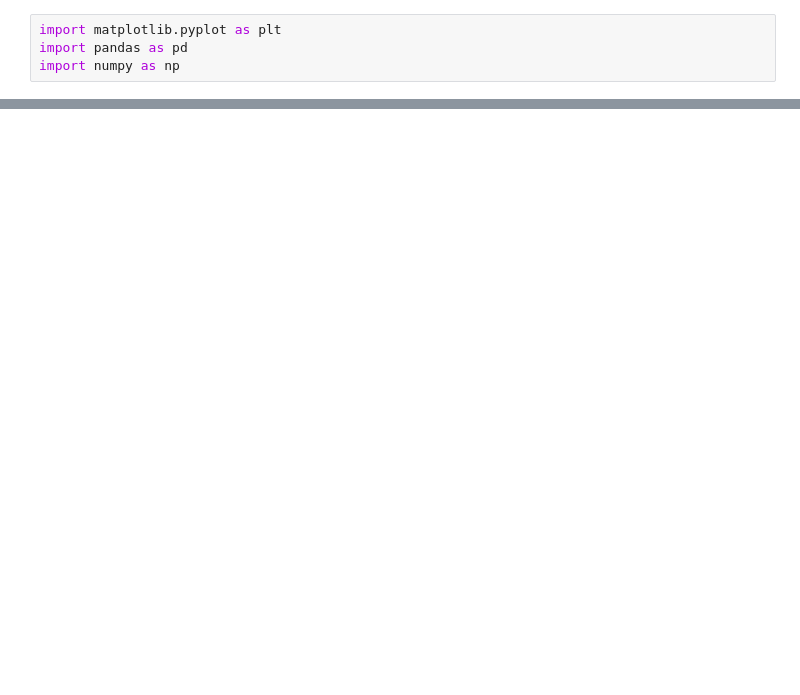
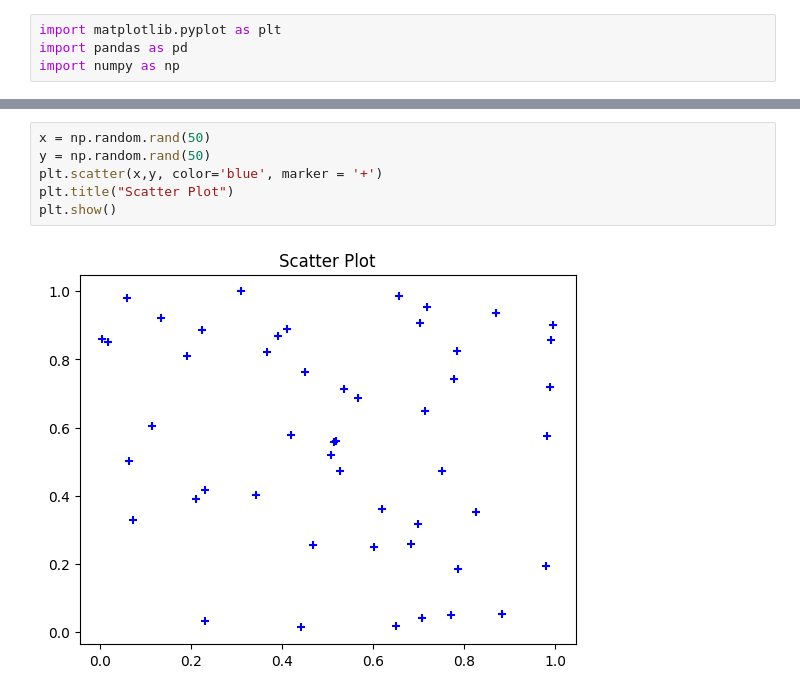
Before and after one commit to amayamohan/Data-science, a Jupyter notebook: practice_matplotlib.ipynb, the cells around one changed output, grey strips where cells are left out. Cells and saved outputs as stored; diff of their text form; blank space fills up the shorter version.

```diff
--- a/practice_matplotlib.ipynb
+++ b/practice_matplotlib.ipynb
@@ -14,0 +15,8 @@ plt.show()
+# %%
+x = np.random.rand(50)
+y = np.random.rand(50)
+plt.scatter(x,y, color='blue', marker = '+')
+plt.title("Scatter Plot")
+plt.show()
+# %% [output]
+[figure, added]
```
Also changed, not shown: parts of 1 cell of this notebook.
